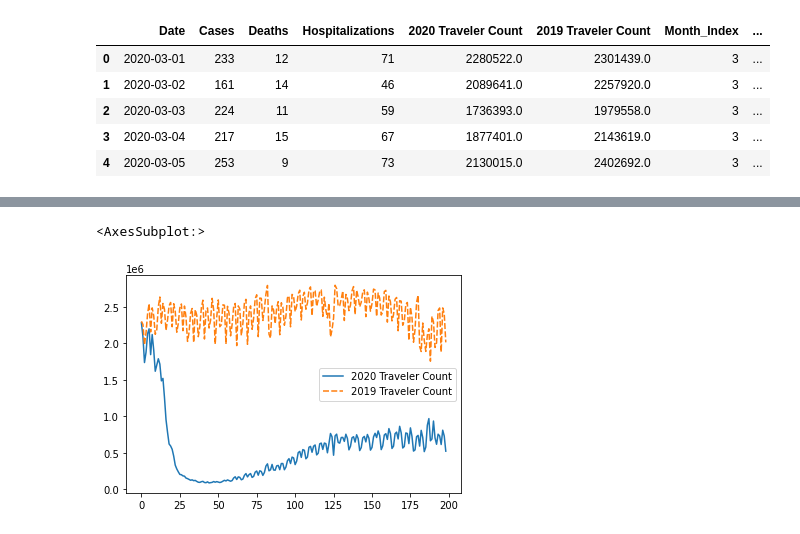
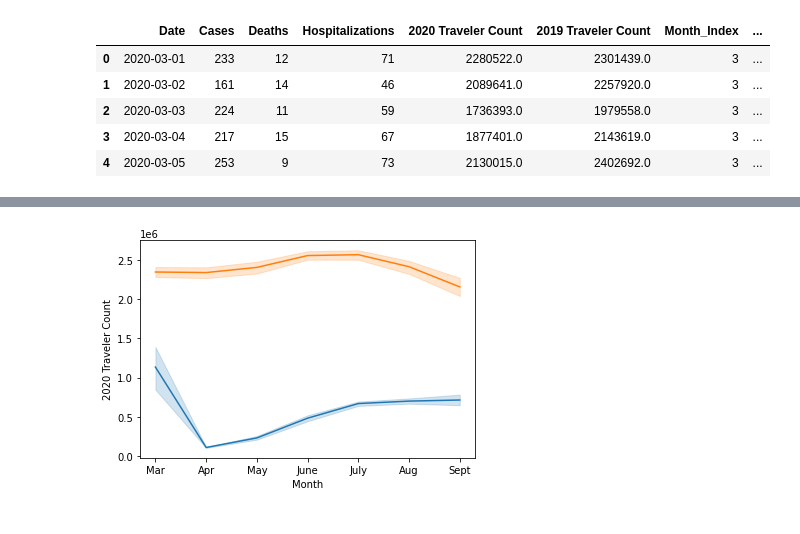
Before and after one commit to abielhammonds/COVID19_TravelStats_Project, a Jupyter notebook: COVID19Travel_Visualizations.ipynb, the cells around one changed output, grey strips where cells are left out. Drawn from its saved outputs; the diff is of its cells as text; code cells hidden in the pictures.

```diff
--- a/COVID19Travel_Visualizations.ipynb
+++ b/COVID19Travel_Visualizations.ipynb
@@ -141,6 +152,8 @@ tsa_df.head()
-# %%
-#This is a sample plot with both years on it - I've lost my axes
-sns.lineplot(data=tsa_df)
-# %% [output]
-<AxesSubplot:>
-[figure, removed]
+# %%
+#What did 2019 and 2020 Airline Travel count look like?
+####go back and add Jan and Feb back####
+sns.lineplot(x="Month", y="2020 Traveler Count", data=travelers)
+sns.lineplot(x="Month", y="2019 Traveler Count", data=travelers)
+plt.show()
+# %% [output]
+[figure, added]
```
Also changed, not shown: parts of 12 cells of this notebook, 1 other file.
